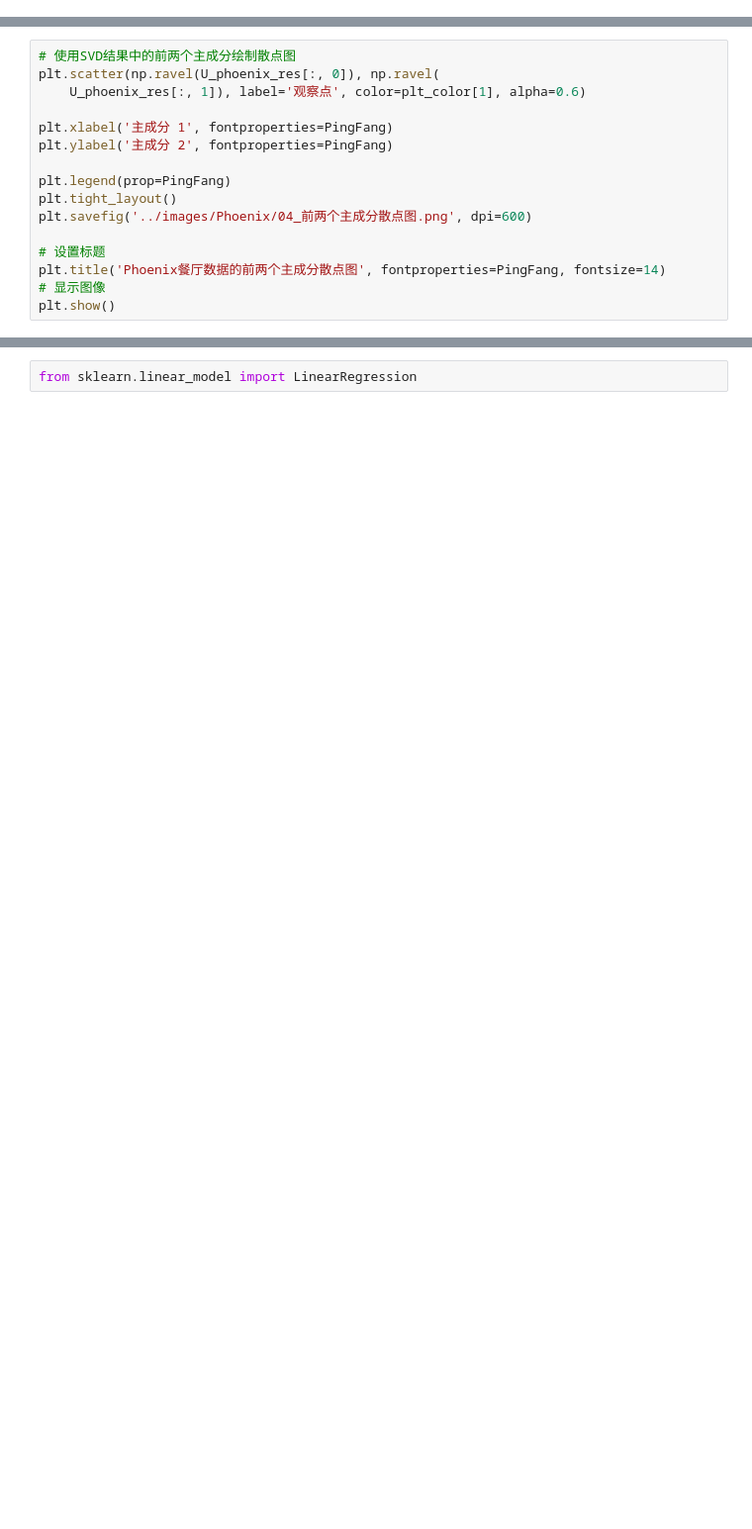
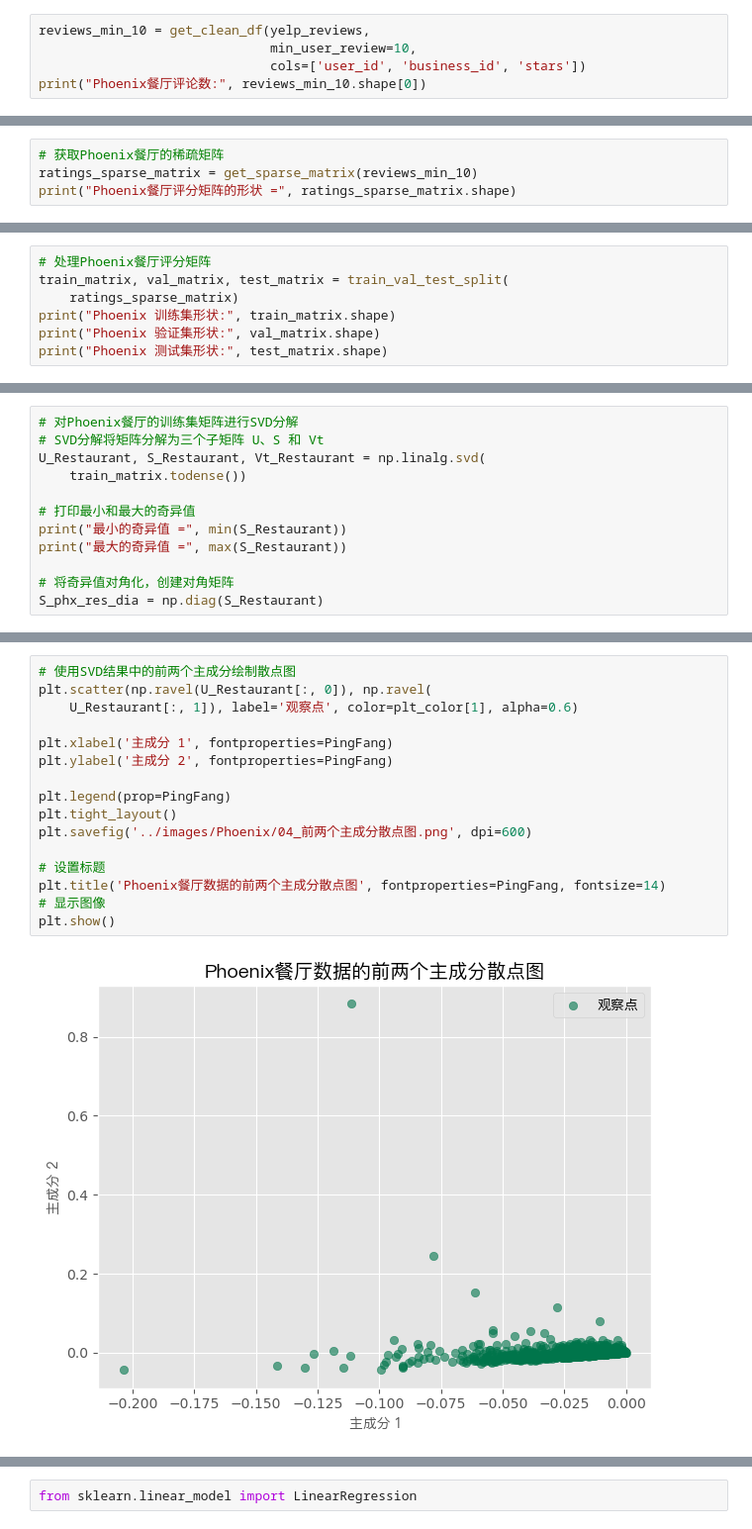
Before and after one commit to nanhaishu/YelpRecommendation-new-, a Jupyter notebook: notebooks/02_Phoenix餐厅.ipynb, the cells around one changed output, grey strips where cells are left out. Shown at 99% size. Drawn from its saved outputs; the diff is of its cells as text; blank space fills up the shorter version.

```diff
--- a/notebooks/02_Phoenix餐厅.ipynb
+++ b/notebooks/02_Phoenix餐厅.ipynb
@@ -146,0 +77,5 @@ plt.show()
+# %%
+reviews_min_10 = get_clean_df(yelp_reviews,
+                              min_user_review=10,
+                              cols=['user_id', 'business_id', 'stars'])
+print("Phoenix餐厅评论数:", reviews_min_10.shape[0])
@@ -146,0 +92,4 @@ plt.show()
+# %%
+# 获取Phoenix餐厅的稀疏矩阵
+ratings_sparse_matrix = get_sparse_matrix(reviews_min_10)
+print("Phoenix餐厅评分矩阵的形状 =", ratings_sparse_matrix.shape)
@@ -146,0 +105,7 @@ plt.show()
+# %%
+# 处理Phoenix餐厅评分矩阵
+train_matrix, val_matrix, test_matrix = train_val_test_split(
+    ratings_sparse_matrix)
+print("Phoenix 训练集形状:", train_matrix.shape)
+print("Phoenix 验证集形状:", val_matrix.shape)
+print("Phoenix 测试集形状:", test_matrix.shape)
@@ -146,0 +136,12 @@ plt.show()
+# %%
+# 对Phoenix餐厅的训练集矩阵进行SVD分解
+# SVD分解将矩阵分解为三个子矩阵 U、S 和 Vt
+U_Restaurant, S_Restaurant, Vt_Restaurant = np.linalg.svd(
+    train_matrix.todense())
+
+# 打印最小和最大的奇异值
+print("最小的奇异值 =", min(S_Restaurant))
+print("最大的奇异值 =", max(S_Restaurant))
+
+# 将奇异值对角化，创建对角矩阵
+S_phx_res_dia = np.diag(S_Restaurant)
@@ -162,17 +215,19 @@ plt.show()
 # %%
 # 使用SVD结果中的前两个主成分绘制散点图
-plt.scatter(np.ravel(U_phoenix_res[:, 0]), np.ravel(
-    U_phoenix_res[:, 1]), label='观察点', color=plt_color[1], alpha=0.6)
+plt.scatter(np.ravel(U_Restaurant[:, 0]), np.ravel(
+    U_Restaurant[:, 1]), label='观察点', color=plt_color[1], alpha=0.6)
 
 plt.xlabel('主成分 1', fontproperties=PingFang)
 plt.ylabel('主成分 2', fontproperties=PingFang)
 
 plt.legend(prop=PingFang)
 plt.tight_layout()
 plt.savefig('../images/Phoenix/04_前两个主成分散点图.png', dpi=600)
 
 # 设置标题
 plt.title('Phoenix餐厅数据的前两个主成分散点图', fontproperties=PingFang, fontsize=14)
 # 显示图像
 plt.show()
+# %% [output]
+[figure, added]
 # %% [markdown]
```
Also changed, not shown: parts of 119 cells of this notebook.
